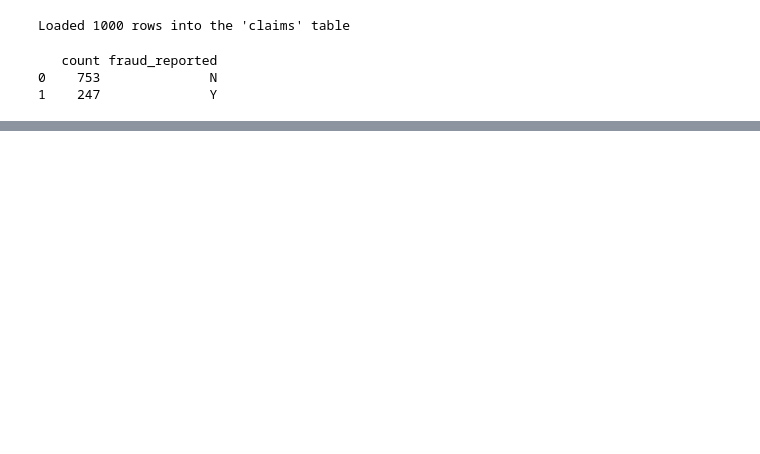
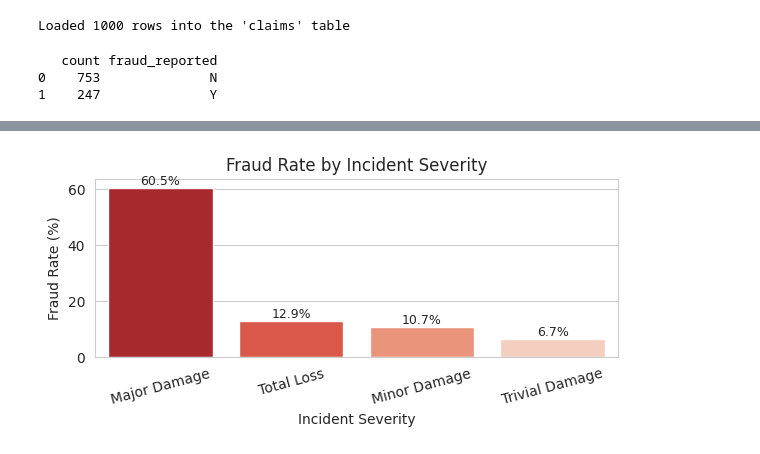
Before and after one commit to Susai23/fraud-detection-pipeline, a Jupyter notebook: notebooks/data_engineering_and_sql.ipynb, the cells around one changed output, grey strips where cells are left out. Cells and saved outputs as stored; diff of their text form; code cells hidden in the pictures; blank space fills up the shorter version.

```diff
--- a/notebooks/data_engineering_and_sql.ipynb
+++ b/notebooks/data_engineering_and_sql.ipynb
@@ -479,0 +493,89 @@ print(pd.read_sql(q3, engine))
+# %%
+import matplotlib.pyplot as plt
+import seaborn as sns
+
+sns.set_style("whitegrid")
+df = pd.read_csv('data/enriched_claims.csv')
+
+# 1. Overall fraud rate
+fraud_rate = (df['fraud_reported'] == 'Y').mean() * 100
+print(f"Overall fraud rate: {fraud_rate:.2f}%")
+
+# 2. Fraud rate by incident severity
+plt.figure(figsize=(6, 3))
+severity_fraud = df.groupby('incident_severity')['fraud_reported'].apply(lambda x: (x == 'Y').mean() * 100).sort_values(ascending=False)
+ax = sns.barplot(x=severity_fraud.index, y=severity_fraud.values, hue=severity_fraud.index, palette="Reds_r", legend=False)
+for i, v in enumerate(severity_fraud.values):
+    ax.text(i, v + 1, f"{v:.1f}%", ha='center', fontsize=9)
+plt.title("Fraud Rate by Incident Severity")
+plt.ylabel("Fraud Rate (%)")
+plt.xlabel("Incident Severity")
+plt.xticks(rotation=15)
+plt.tight_layout()
+plt.savefig('eda_severity_fraud.png', dpi=150)
+plt.show()
+
+# 3. Claim amount distribution: fraud vs non-fraud
+plt.figure(figsize=(6, 3))
+sns.boxplot(data=df, x='fraud_reported', y='total_claim_amount', hue='fraud_reported', palette={"Y": "#d62728", "N": "#1f77b4"}, legend=True)
+plt.title("Total Claim Amount: Fraud vs Non-Fraud")
+plt.xlabel("Fraud Reported")
+plt.ylabel("Total Claim Amount (£)")
+plt.legend(title="Fraud Reported", labels=["No", "Yes"])
+plt.tight_layout()
+plt.savefig('eda_claim_amount.png', dpi=150)
+plt.show()
+
+# 4. Fraud rate by incident type
+plt.figure(figsize=(6, 3))
+type_fraud = df.groupby('incident_type')['fraud_reported'].apply(lambda x: (x == 'Y').mean() * 100).sort_values(ascending=False)
+ax = sns.barplot(x=type_fraud.values, y=type_fraud.index, hue=type_fraud.index, palette="Blues_r", legend=False)
+for i, v in enumerate(type_fraud.values):
+    ax.text(v + 0.5, i, f"{v:.1f}%", va='center', fontsize=9)
+plt.title("Fraud Rate by Incident Type")
+plt.xlabel("Fraud Rate (%)")
+plt.tight_layout()
+plt.savefig('eda_incident_type.png', dpi=150)
+plt.show()
+
+# 5. Age distribution: fraud vs non-fraud
+plt.figure(figsize=(6, 3))
+ax = sns.kdeplot(data=df, x='age', hue='fraud_reported', fill=True, common_norm=False, alpha=0.4)
+plt.title("Age Distribution by Fraud Status")
+plt.xlabel("Age")
+# Explicit legend with clear labels
+handles, _ = ax.get_legend_handles_labels()
+ax.legend(handles=handles, title="Fraud Reported", labels=["Yes", "No"])
+plt.tight_layout()
+plt.savefig('eda_age_distribution.png', dpi=150)
+plt.show()
+
+# 6. Witnesses / police report / authorities contacted
+fig, axes = plt.subplots(1, 3, figsize=(10, 3))
+for ax, col in zip(axes, ['witnesses', 'police_report_available', 'authorities_contacted']):
+    fraud_by_col = df.groupby(col)['fraud_reported'].apply(lambda x: (x == 'Y').mean() * 100)
+    sns.barplot(x=fraud_by_col.index, y=fraud_by_col.values, hue=fraud_by_col.index, ax=ax, palette="Greens_r", legend=True)
+    ax.set_title(f"Fraud Rate by {col}")
+    ax.set_ylabel("Fraud Rate (%)")
+    ax.set_xlabel(col.replace("_", " ").title())
+    ax.tick_params(axis='x', rotation=30)
+plt.tight_layout()
+plt.savefig('eda_categorical_checks.png', dpi=150)
+plt.show()
+
+# 7. Correlation heatmap (has its own colorbar as legend by default)
+plt.figure(figsize=(6, 5))
+numeric_cols = df.select_dtypes(include='number').columns
+corr = df[numeric_cols].corr()
+sns.heatmap(corr, cmap="coolwarm", center=0, annot=False, cbar_kws={'label': 'Correlation coefficient'})
+plt.title("Correlation Heatmap — Numeric Features (incl. crime/weather enrichment)")
+plt.tight_layout()
+plt.savefig('eda_correlation_heatmap.png', dpi=150)
+plt.show()
+
+# 8. Sanity check: enrichment feature correlation with fraud
+df['fraud_binary'] = (df['fraud_reported'] == 'Y').astype(int)
+enrichment_corr = df[['fraud_binary', 'total_crimes_nearby', 'vehicle_crimes_nearby', 'rainfall_mm', 'max_windspeed_kmh', 'max_temp_c']].corr()['fraud_binary'].drop('fraud_binary')
+print("\nCorrelation of enrichment features with fraud:")
+print(enrichment_corr.sort_values(ascending=False))
+# %% [output]
@@ -479,0 +583 @@ print(pd.read_sql(q3, engine))
+[figure, added]
```
Also changed, not shown: parts of 20 cells of this notebook.
